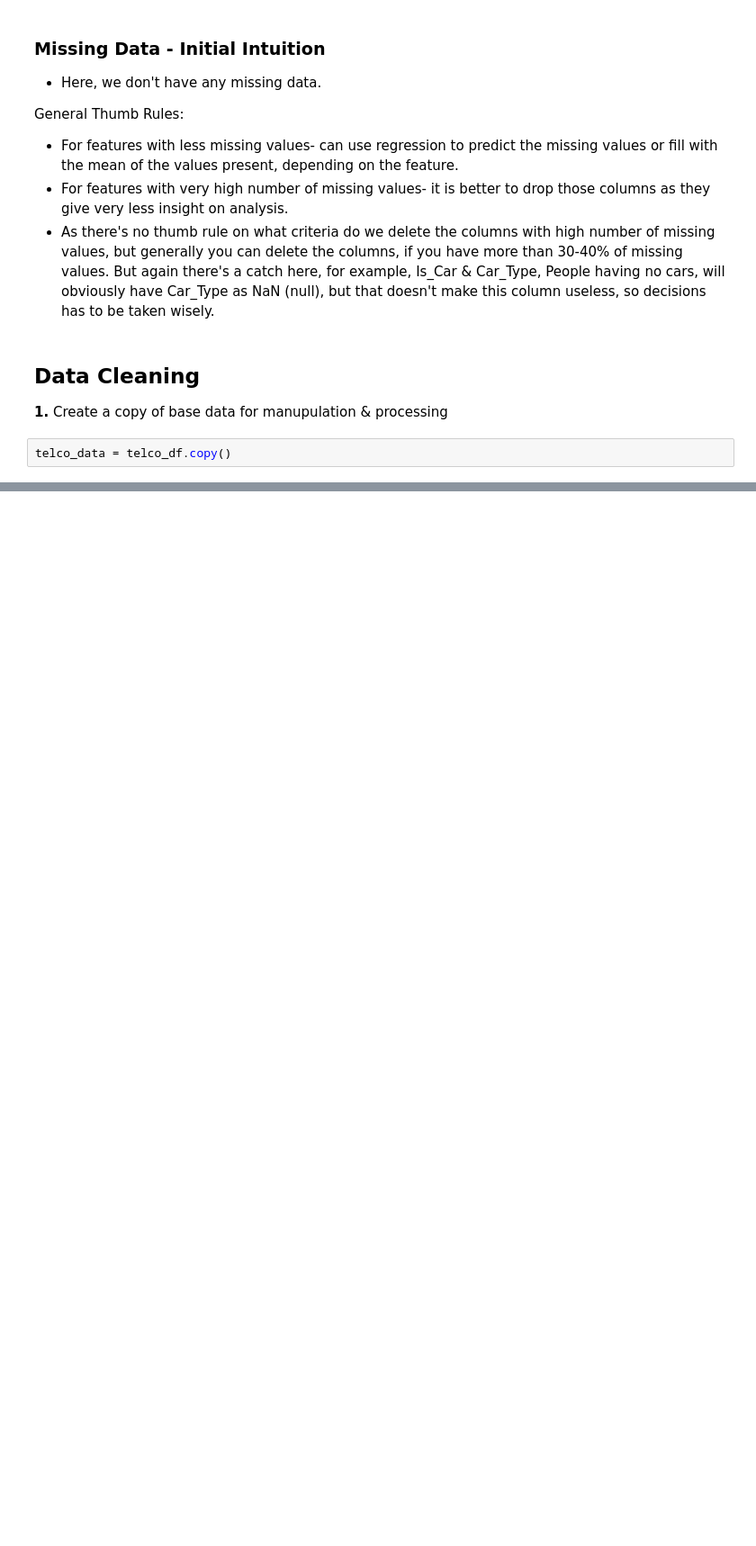
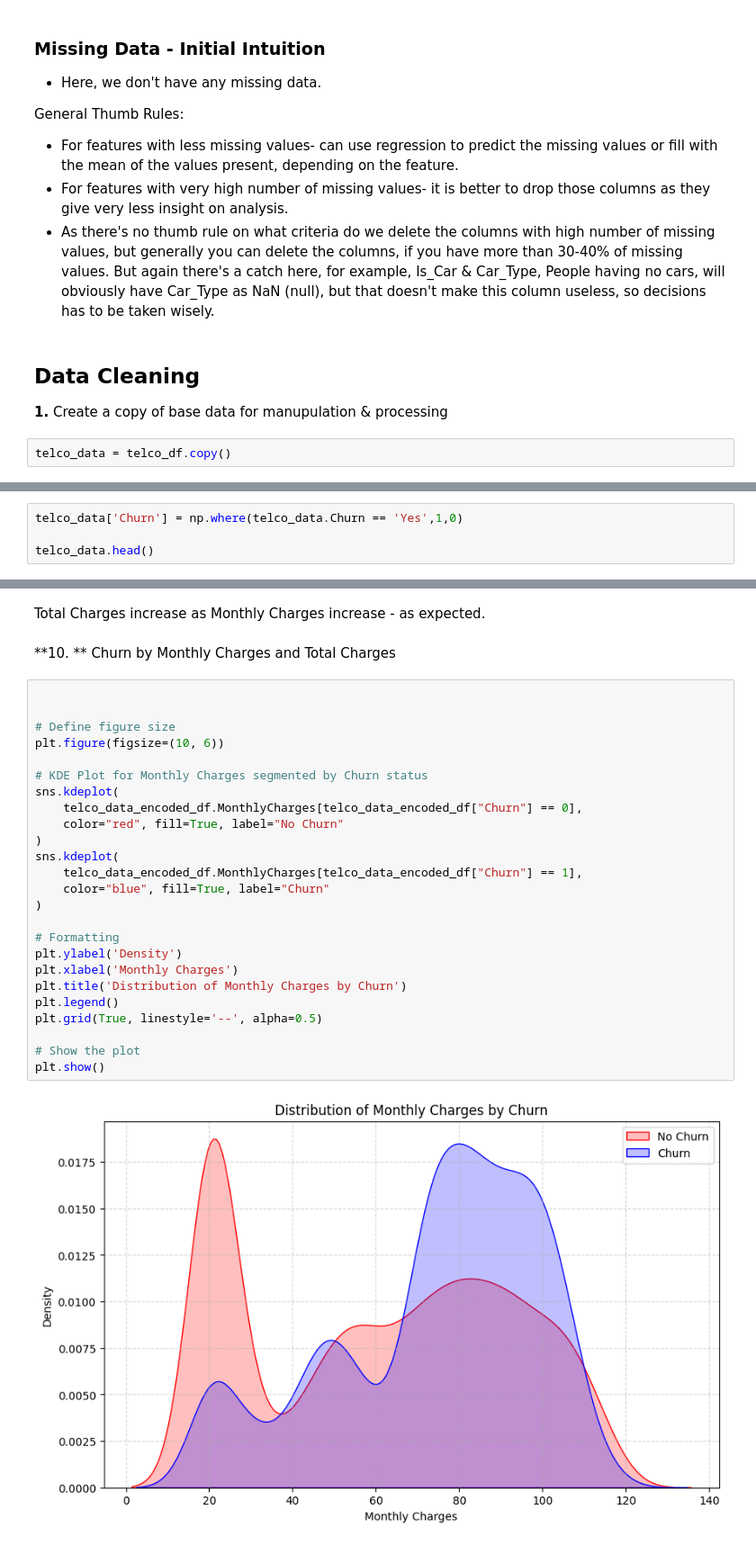
Before and after one commit to Georginh0/churn_analysis, a Jupyter notebook: notebooks/churn_analysis_EDA.ipynb, the cells around one changed output, grey strips where cells are left out. Shown at 90% size. Drawn from its saved outputs; the diff is of its cells as text; blank space fills up the shorter version.

```diff
--- a/notebooks/churn_analysis_EDA.ipynb
+++ b/notebooks/churn_analysis_EDA.ipynb
@@ -180,0 +303,4 @@ telco_data = telco_df.copy()
+# %%
+telco_data['Churn'] = np.where(telco_data.Churn == 'Yes',1,0)
+
+telco_data.head()
@@ -180,0 +368,31 @@ telco_data = telco_df.copy()
+# %% [markdown]
+Total Charges increase as Monthly Charges increase - as expected.
+# %% [markdown]
+**10. ** Churn by Monthly Charges and Total Charges
+# %%
+
+
+# Define figure size
+plt.figure(figsize=(10, 6))
+
+# KDE Plot for Monthly Charges segmented by Churn status
+sns.kdeplot(
+    telco_data_encoded_df.MonthlyCharges[telco_data_encoded_df["Churn"] == 0],
+    color="red", fill=True, label="No Churn"
+)
+sns.kdeplot(
+    telco_data_encoded_df.MonthlyCharges[telco_data_encoded_df["Churn"] == 1],
+    color="blue", fill=True, label="Churn"
+)
+
+# Formatting
+plt.ylabel('Density')
+plt.xlabel('Monthly Charges')
+plt.title('Distribution of Monthly Charges by Churn')
+plt.legend()
+plt.grid(True, linestyle='--', alpha=0.5)
+
+# Show the plot
+plt.show()
+# %% [output]
+[figure, added]
```
Also changed, not shown: parts of 36 cells of this notebook.
